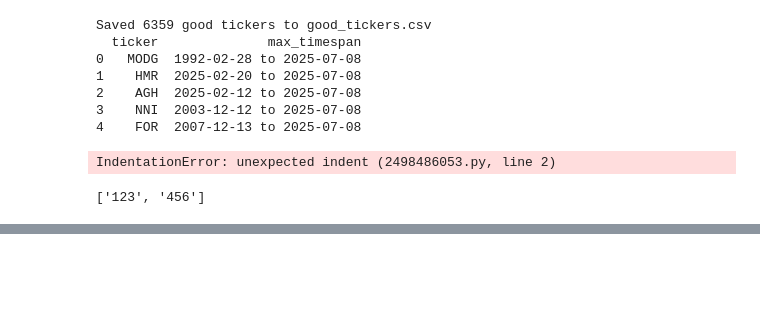
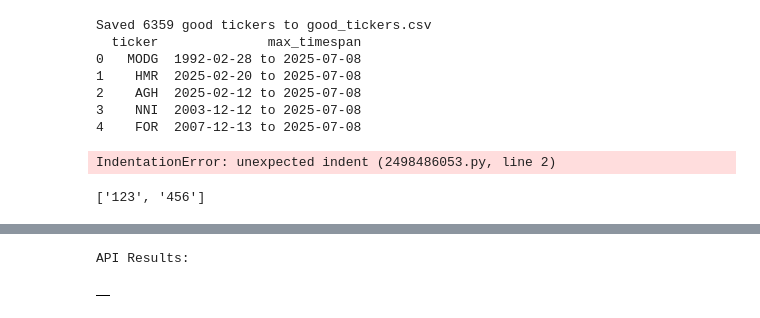
Before and after one commit to use-less-vars/large_eval_framework, a Jupyter notebook: Untitled.ipynb, the cells around one changed output, grey strips where cells are left out. Saved outputs shown, nothing was run; the diff lists cells and outputs as text; code cells hidden in the pictures; blank space fills up the shorter version.

```diff
--- a/Untitled.ipynb
+++ b/Untitled.ipynb
@@ -533,0 +623,34 @@ a
+# %%
+import requests
+import pandas as pd
+
+# Using OMDb API (free tier)
+API_KEY = 'YOUR_KEY'  # Get one from http://www.omdbapi.com/apikey.aspx
+BASE_URL = f"http://www.omdbapi.com/?apikey={API_KEY}"
+
+try:
+    # Search for popular movies
+    movies = []
+    for title in ['Inception', 'The Dark Knight', 'Pulp Fiction', 'Fight Club', 'Forrest Gump']:
+        params = {'t': title, 'type': 'movie'}
+        response = requests.get(BASE_URL, params=params)
+        data = response.json()
+
+        if data.get('Response') == 'True':
+            movies.append({
+                'title': data['Title'],
+                'year': data['Year'],
+                'rating': data['imdbRating'],
+                'director': data['Director']
+            })
+
+    # Display results
+    df_api = pd.DataFrame(movies)
+    print("\nAPI Results:")
+    display(df_api)
+
+except Exception as e:
+    print(f"API request failed: {e}")
+# %% [output]
+API Results:
+|  |
```
Also changed, not shown: parts of 4 cells of this notebook, 2 other files.
